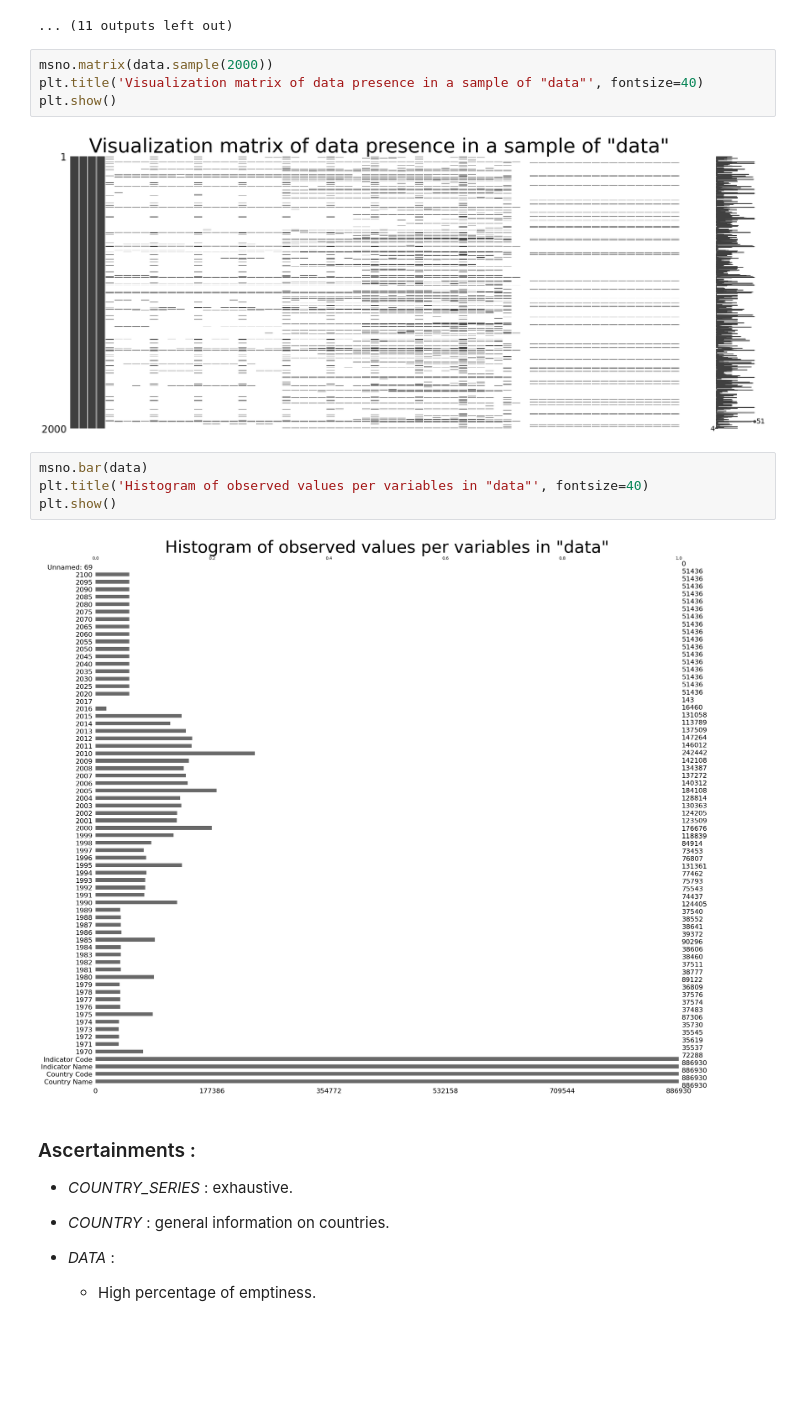
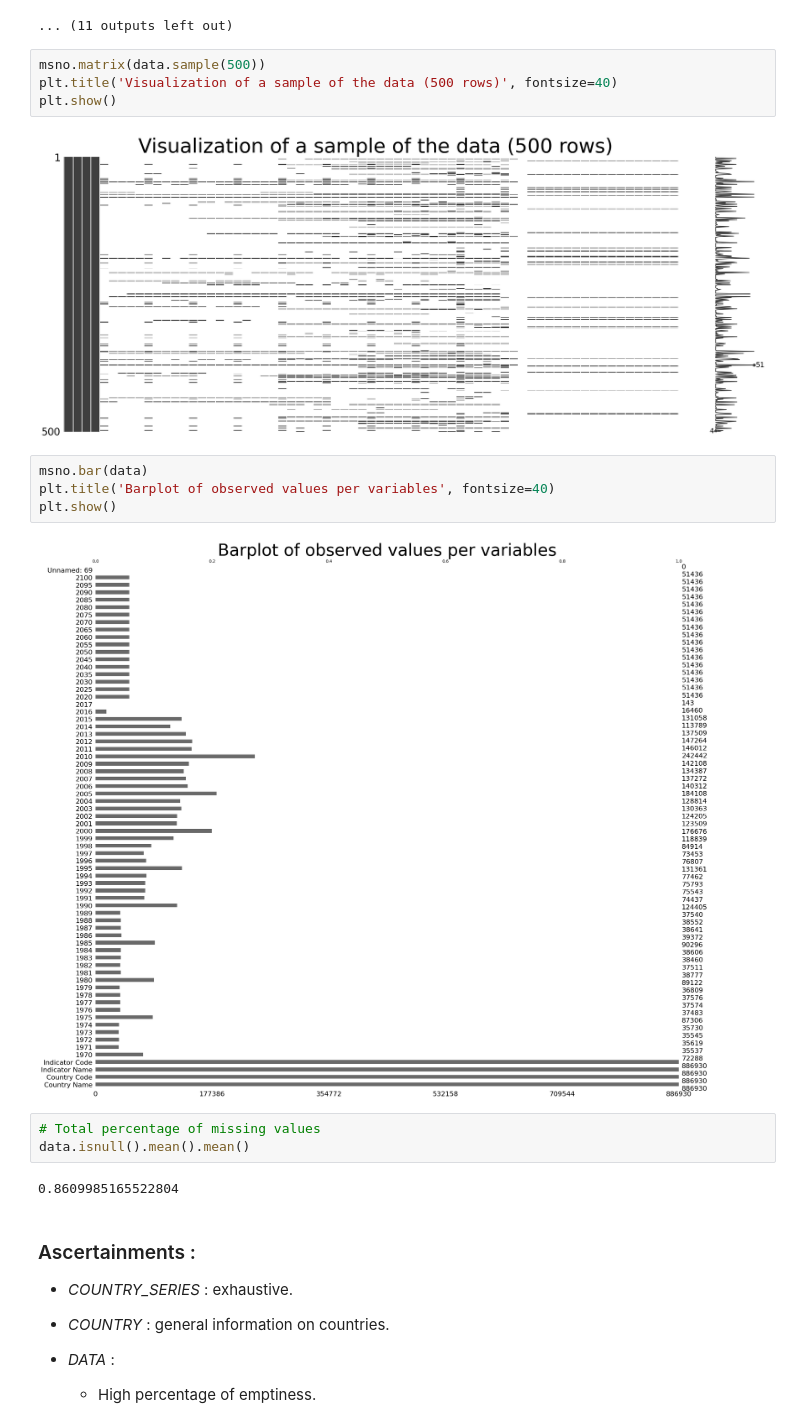
Before and after one commit to JulienfLeBoucher/OC_Edtech, a Jupyter notebook: LE-BOUCHER_Julien_1_notebook_122022.ipynb, the cells around one changed output. Saved outputs shown, nothing was run; the diff lists cells and outputs as text; blank space fills up the shorter version.

```diff
--- a/LE-BOUCHER_Julien_1_notebook_122022.ipynb
+++ b/LE-BOUCHER_Julien_1_notebook_122022.ipynb
@@ -91,17 +91,22 @@ DATA
 5 rows × 70 columns
 ... (11 outputs left out)
 # %%
-msno.matrix(data.sample(2000))
-plt.title('Visualization matrix of data presence in a sample of "data"', fontsize=40)
+msno.matrix(data.sample(500))
+plt.title('Visualization of a sample of the data (500 rows)', fontsize=40)
 plt.show()
 # %% [output]
-[figure, old version]
+[figure, new version]
 # %%
 msno.bar(data)
-plt.title('Histogram of observed values per variables in "data"', fontsize=40)
+plt.title('Barplot of observed values per variables', fontsize=40)
 plt.show()
 # %% [output]
-[figure, old version]
+[figure, new version]
+# %%
+# Total percentage of missing values
+data.isnull().mean().mean()
+# %% [output]
+0.8609985165522804
 # %% [markdown]
 ### Ascertainments :
 
```
Also changed, not shown: parts of 27 cells of this notebook, 2 other files.
